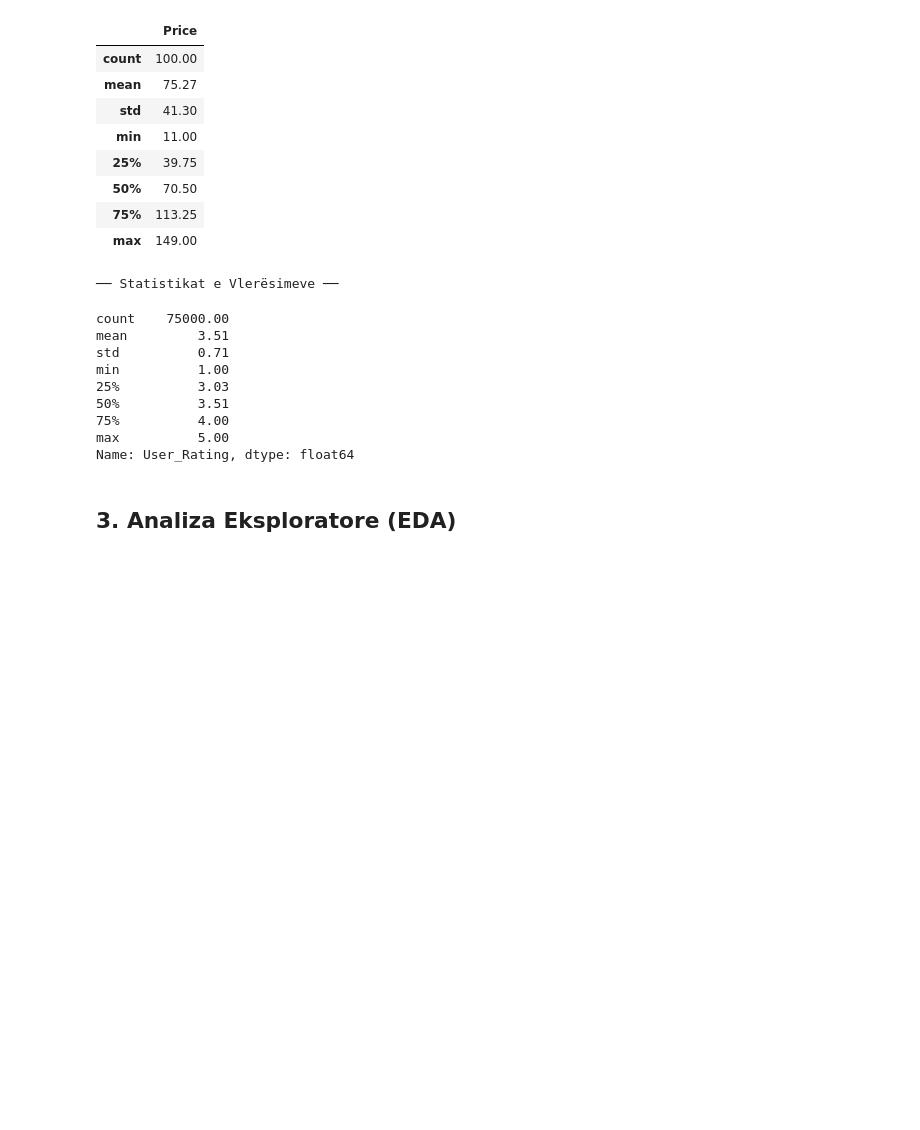
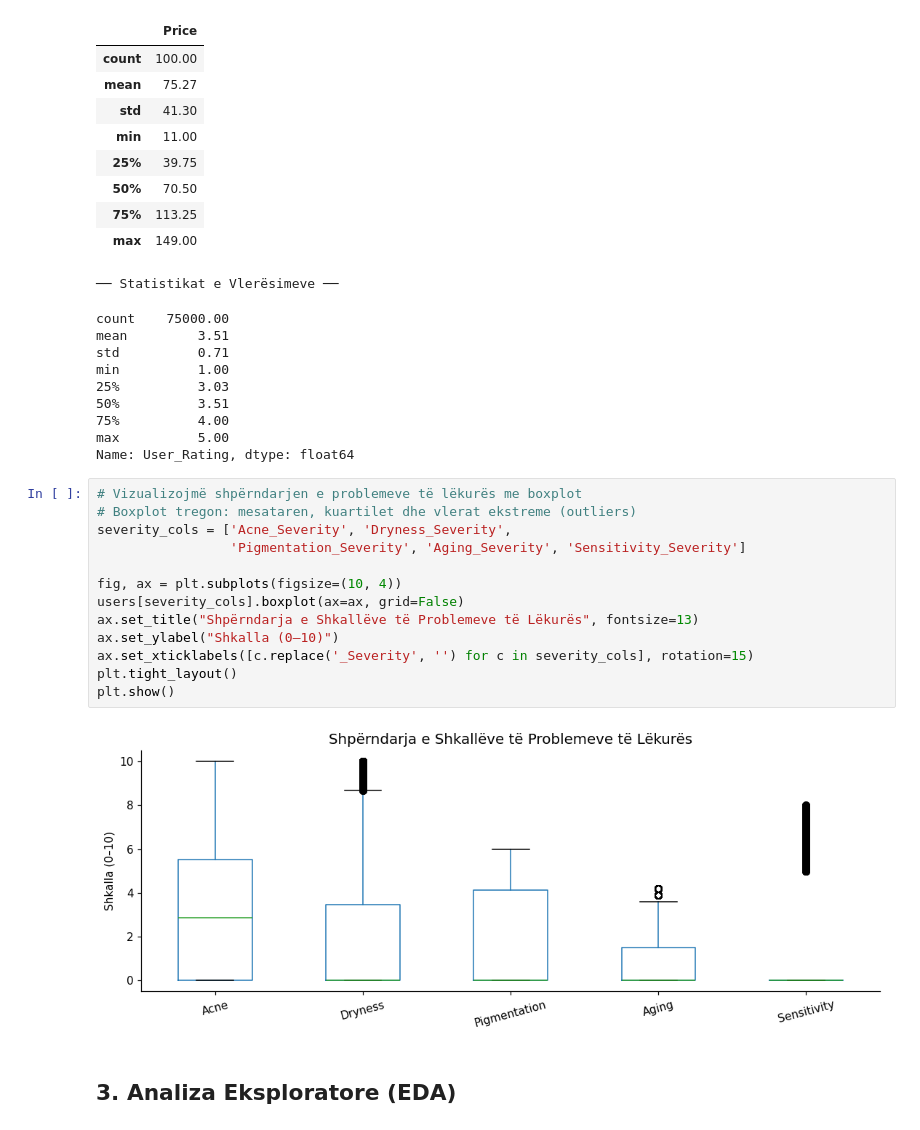
Before and after one commit to Sara587979/AI-Skincare-Personalization, a Jupyter notebook: skincare_ml.ipynb, the cells around one changed output. Drawn from its saved outputs; the diff is of its cells as text; blank space fills up the shorter version.

Commit message:
visualize skin problem severity distribution with boxplot

```diff
--- a/skincare_ml.ipynb
+++ b/skincare_ml.ipynb
@@ -164,5 +164,20 @@ min          1.00
 75%          4.00
 max          5.00
 Name: User_Rating, dtype: float64
+# %%
+# Vizualizojmë shpërndarjen e problemeve të lëkurës me boxplot
+# Boxplot tregon: mesataren, kuartilet dhe vlerat ekstreme (outliers)
+severity_cols = ['Acne_Severity', 'Dryness_Severity',
+                 'Pigmentation_Severity', 'Aging_Severity', 'Sensitivity_Severity']
+
+fig, ax = plt.subplots(figsize=(10, 4))
+users[severity_cols].boxplot(ax=ax, grid=False)
+ax.set_title("Shpërndarja e Shkallëve të Problemeve të Lëkurës", fontsize=13)
+ax.set_ylabel("Shkalla (0–10)")
+ax.set_xticklabels([c.replace('_Severity', '') for c in severity_cols], rotation=15)
+plt.tight_layout()
+plt.show()
+# %% [output]
+[figure, added]
 # %% [markdown]
 ## 3. Analiza Eksploratore (EDA)
```
